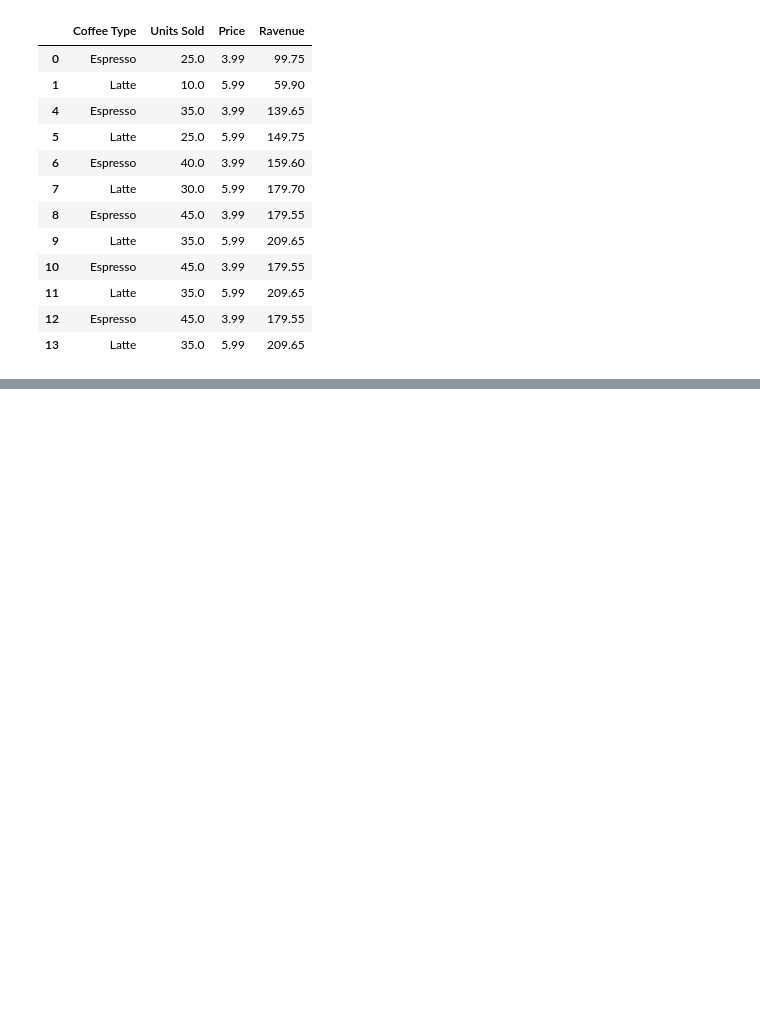
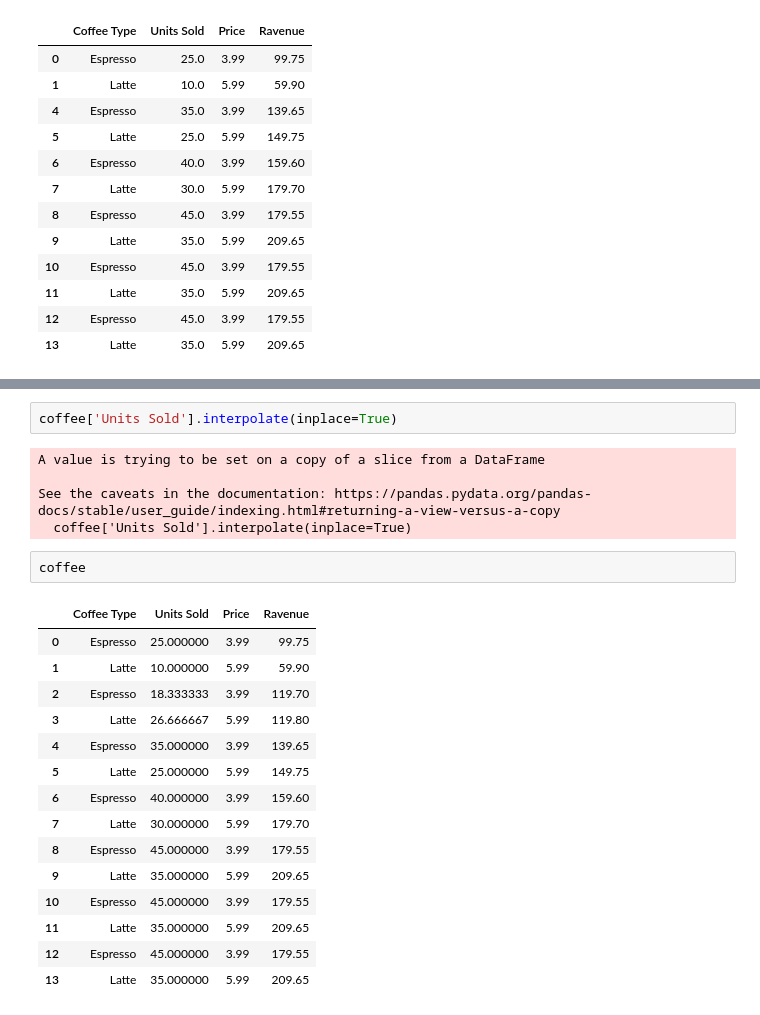
Before and after one commit to Anjasfedo/data-analysis, a Jupyter notebook: Pandas.ipynb, the cells around one changed output, grey strips where cells are left out. Saved outputs shown, nothing was run; the diff lists cells and outputs as text; blank space fills up the shorter version.

Commit message:
Aggregating Data

```diff
--- a/Pandas.ipynb
+++ b/Pandas.ipynb
@@ -1205,0 +1287,25 @@ coffee[coffee['Units Sold'].notna()]
+# %%
+coffee['Units Sold'].interpolate(inplace=True)
+# %% [output]
+A value is trying to be set on a copy of a slice from a DataFrame
+
+See the caveats in the documentation: https://pandas.pydata.org/pandas-docs/stable/user_guide/indexing.html#returning-a-view-versus-a-copy
+  coffee['Units Sold'].interpolate(inplace=True)
+# %%
+coffee
+# %% [output]
+|  | Coffee Type | Units Sold | Price | Ravenue |
+| 0 | Espresso | 25.000000 | 3.99 | 99.75 |
+| 1 | Latte | 10.000000 | 5.99 | 59.90 |
+| 2 | Espresso | 18.333333 | 3.99 | 119.70 |
+| 3 | Latte | 26.666667 | 5.99 | 119.80 |
+| 4 | Espresso | 35.000000 | 3.99 | 139.65 |
+| 5 | Latte | 25.000000 | 5.99 | 149.75 |
+| 6 | Espresso | 40.000000 | 3.99 | 159.60 |
+| 7 | Latte | 30.000000 | 5.99 | 179.70 |
+| 8 | Espresso | 45.000000 | 3.99 | 179.55 |
+| 9 | Latte | 35.000000 | 5.99 | 209.65 |
+| 10 | Espresso | 45.000000 | 3.99 | 179.55 |
+| 11 | Latte | 35.000000 | 5.99 | 209.65 |
+| 12 | Espresso | 45.000000 | 3.99 | 179.55 |
+| 13 | Latte | 35.000000 | 5.99 | 209.65 |
```
Also changed, not shown: parts of 17 cells of this notebook.
